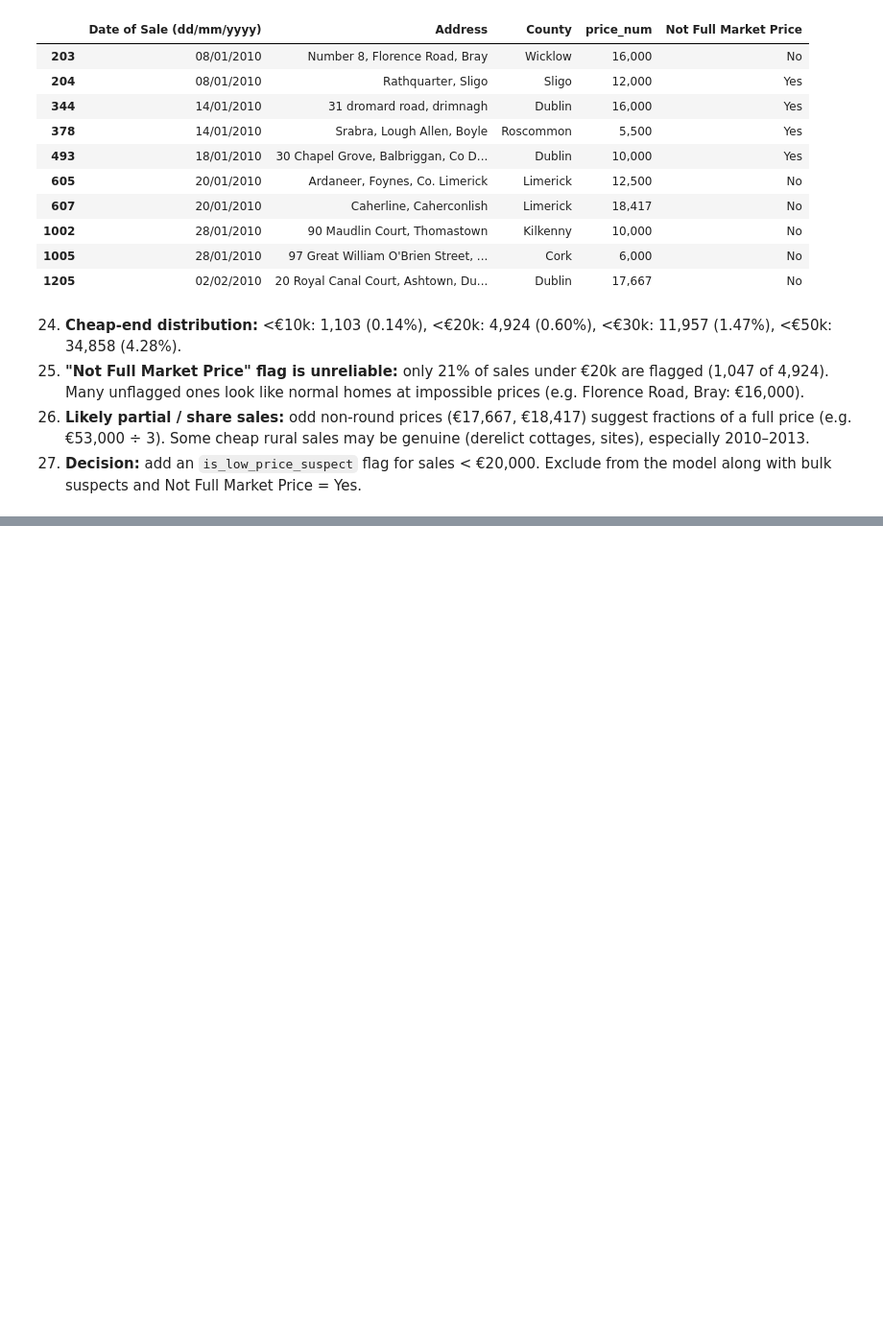
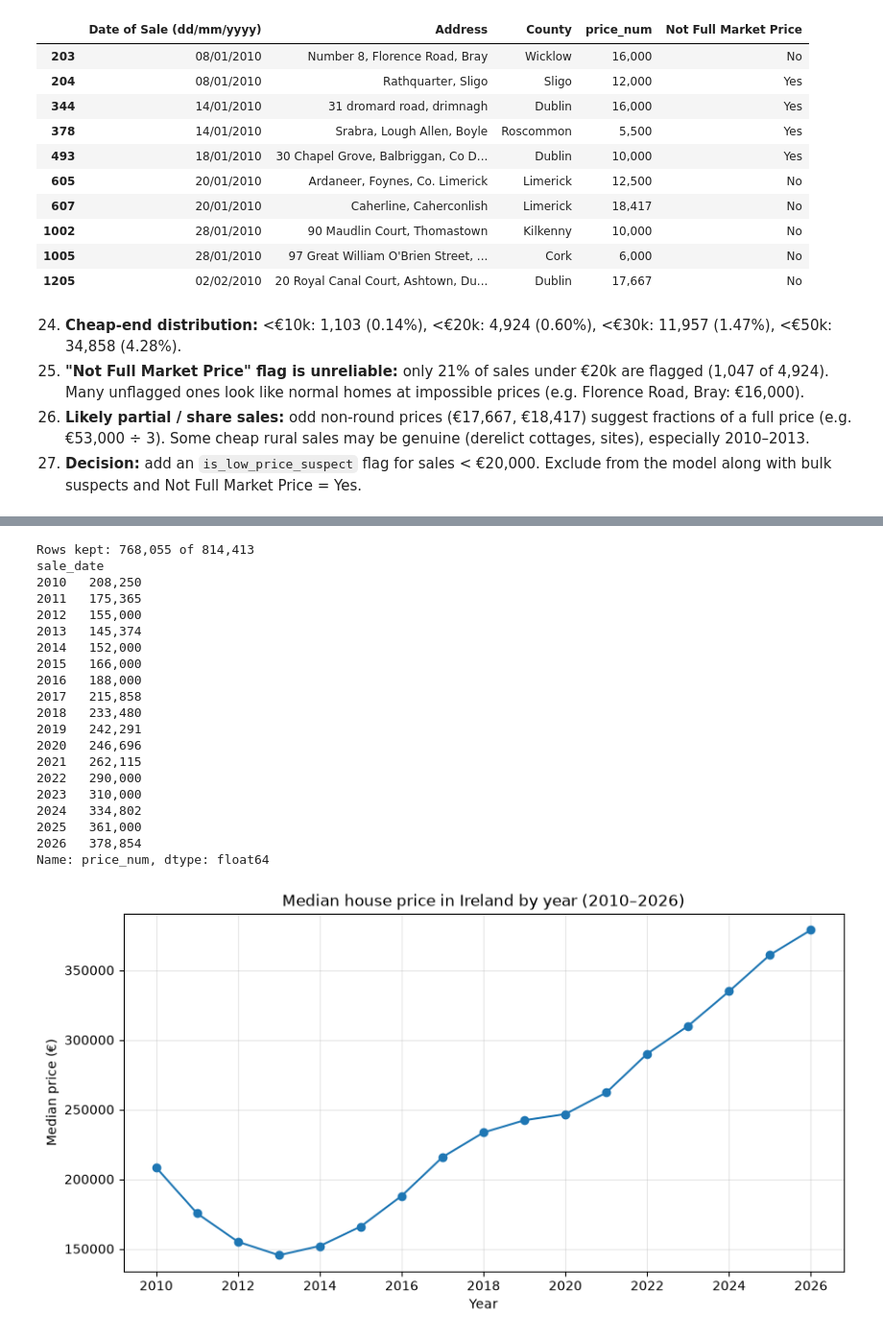
Before and after one commit to Vityarubbasiri/irish-housing-agent, a Jupyter notebook: notebooks/01_explore_ppr.ipynb, the cells around one changed output, grey strips where cells are left out. Shown at 96% size. Saved outputs shown, nothing was run; the diff lists cells and outputs as text; code cells hidden in the pictures; blank space fills up the shorter version.

Commit message:
Add date analysis and median price by year chart

```diff
--- a/notebooks/01_explore_ppr.ipynb
+++ b/notebooks/01_explore_ppr.ipynb
@@ -192,3 +192,11 @@ Name: count, dtype: int64
 25. **"Not Full Market Price" flag is unreliable:** only 21% of sales under €20k are flagged (1,047 of 4,924). Many unflagged ones look like normal homes at impossible prices (e.g. Florence Road, Bray: €16,000).
 26. **Likely partial / share sales:** odd non-round prices (€17,667, €18,417) suggest fractions of a full price (e.g. €53,000 ÷ 3). Some cheap rural sales may be genuine (derelict cottages, sites), especially 2010–2013.
 27. **Decision:** add an `is_low_price_suspect` flag for sales < €20,000. Exclude from the model along with bulk suspects and Not Full Market Price = Yes.
+# %%
+   df["sale_date"] = pd.to_datetime(df["Date of Sale (dd/mm/yyyy)"], format="%d/%m/%Y")
+
+   print("Earliest sale:", df["sale_date"].min().date())
+   print("Latest sale:  ", df["sale_date"].max().date())
+   print()
+   print("Sales per year:")
+   print(df["sale_date"].dt.year.value_counts().sort_index())
@@ -194,0 +235,42 @@ Name: count, dtype: int64
+# %%
+   import matplotlib.pyplot as plt
+
+   clean = df[
+       (df["Not Full Market Price"] == "No")
+       & (df["price_num"] >= 20_000)
+       & (df["price_num"] <= 5_000_000)
+   ]
+
+   print(f"Rows kept: {len(clean):,} of {len(df):,}")
+
+   median_by_year = clean.groupby(clean["sale_date"].dt.year)["price_num"].median()
+   print(median_by_year)
+
+   median_by_year.plot(marker="o", figsize=(10, 5))
+   plt.title("Median house price in Ireland by year (2010–2026)")
+   plt.xlabel("Year")
+   plt.ylabel("Median price (€)")
+   plt.grid(True, alpha=0.3)
+   plt.show()
+# %% [output]
+Rows kept: 768,055 of 814,413
+sale_date
+2010   208,250
+2011   175,365
+2012   155,000
+2013   145,374
+2014   152,000
+2015   166,000
+2016   188,000
+2017   215,858
+2018   233,480
+2019   242,291
+2020   246,696
+2021   262,115
+2022   290,000
+2023   310,000
+2024   334,802
+2025   361,000
+2026   378,854
+Name: price_num, dtype: float64
+[figure, added]
```
Also changed, not shown: parts of 3 cells of this notebook.
